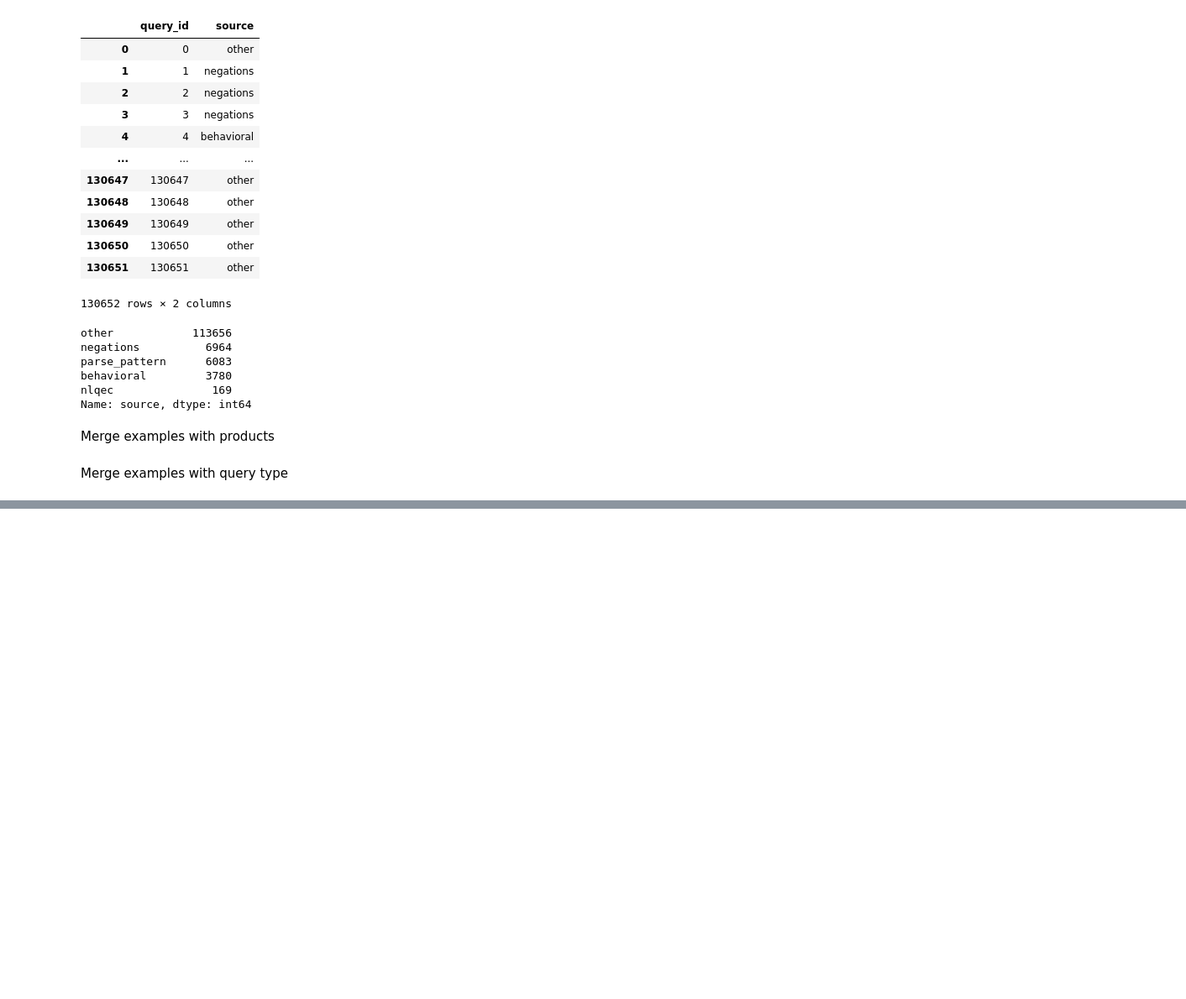
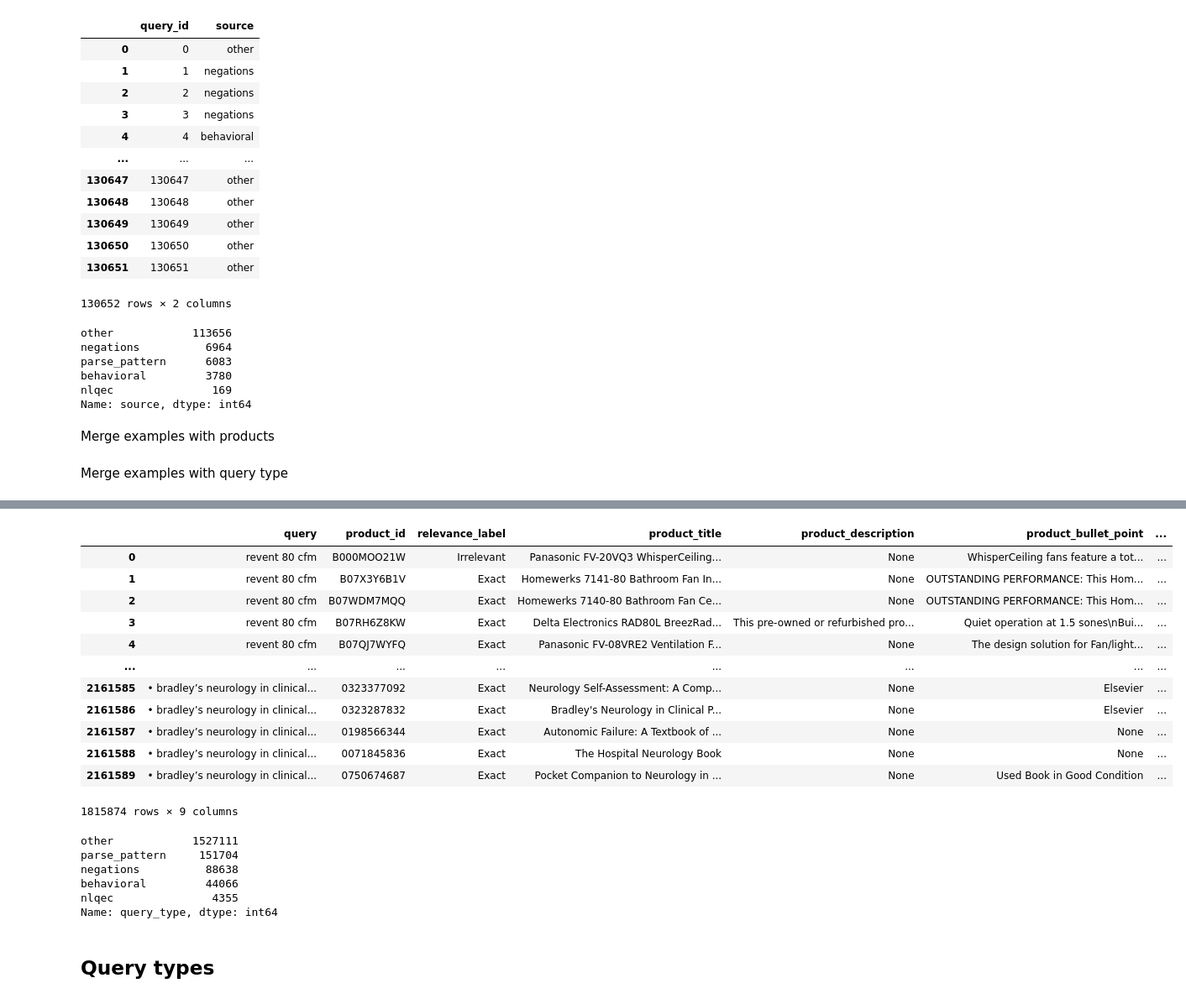
Before and after one commit to npatta01/llm_search, a Jupyter notebook: notebooks/00_initial.ipynb, the cells around one changed output, grey strips where cells are left out. Shown: that part at 84% size. Saved outputs shown, nothing was run; the diff lists cells and outputs as text; code cells hidden in the pictures; blank space fills up the shorter version.

```diff
--- a/notebooks/00_initial.ipynb
+++ b/notebooks/00_initial.ipynb
@@ -299,0 +296,2 @@ df_examples [df_examples['query']=="$25 ceiling fan without lights"]
+# %%
+df_query_lang['lang_code'] = df_query_lang['query'].parallel_apply(detect_language)
@@ -299,0 +341,31 @@ df_examples [df_examples['query']=="$25 ceiling fan without lights"]
+# %%
+df_query_lang_en = df_query_lang[ df_query_lang['lang_code'] =="en" ]
+# %%
+df_examples_products_query = pd.merge(
+    df_examples_products,
+    df_query_lang_en,
+    how='inner',
+    on=['query_id','query']
+)
+# %%
+df_final = df_examples_products_query\
+.pipe(lambda x: x[x.product_locale =="us"]) \
+.replace({"esci_label": {'E':'Exact' ,'S':'Substitute', 'C':'Complement', 'I':'Irrelevant' } })\
+.rename (columns = {'esci_label':'relevance_label','source':'query_type'} ) \
+.drop(columns = ['example_id','query_id','product_locale','small_version','large_version','split','lang_code'] )
+
+df_final
+# %% [output]
+|  | query | product_id | relevance_label | product_title | product_description | product_bullet_point | ... |
+| 0 | revent 80 cfm | B000MOO21W | Irrelevant | Panasonic FV-20VQ3 WhisperCeiling... | None | WhisperCeiling fans feature a tot... | ... |
+| 1 | revent 80 cfm | B07X3Y6B1V | Exact | Homewerks 7141-80 Bathroom Fan In... | None | OUTSTANDING PERFORMANCE: This Hom... | ... |
+| 2 | revent 80 cfm | B07WDM7MQQ | Exact | Homewerks 7140-80 Bathroom Fan Ce... | None | OUTSTANDING PERFORMANCE: This Hom... | ... |
+| 3 | revent 80 cfm | B07RH6Z8KW | Exact | Delta Electronics RAD80L BreezRad... | This pre-owned or refurbished pro... | Quiet operation at 1.5 sones\nBui... | ... |
+| 4 | revent 80 cfm | B07QJ7WYFQ | Exact | Panasonic FV-08VRE2 Ventilation F... | None | The design solution for Fan/light... | ... |
+| ... | ... | ... | ... | ... | ... | ... | ... |
+| 2161585 | • bradley’s neurology in clinical... | 0323377092 | Exact | Neurology Self-Assessment: A Comp... | None | Elsevier | ... |
+| 2161586 | • bradley’s neurology in clinical... | 0323287832 | Exact | Bradley's Neurology in Clinical P... | None | Elsevier | ... |
+| 2161587 | • bradley’s neurology in clinical... | 0198566344 | Exact | Autonomic Failure: A Textbook of ... | None | None | ... |
+| 2161588 | • bradley’s neurology in clinical... | 0071845836 | Exact | The Hospital Neurology Book | None | None | ... |
+| 2161589 | • bradley’s neurology in clinical... | 0750674687 | Exact | Pocket Companion to Neurology in ... | None | Used Book in Good Condition | ... |
+1815874 rows × 9 columns
@@ -299,0 +378,11 @@ df_examples [df_examples['query']=="$25 ceiling fan without lights"]
+# %%
+df_final['query_type'].value_counts()
+# %% [output]
+other            1527111
+parse_pattern     151704
+negations          88638
+behavioral         44066
+nlqec               4355
+Name: query_type, dtype: int64
+# %% [markdown]
+## Query types
```
Also changed, not shown: parts of 63 cells of this notebook, 3 other files.
